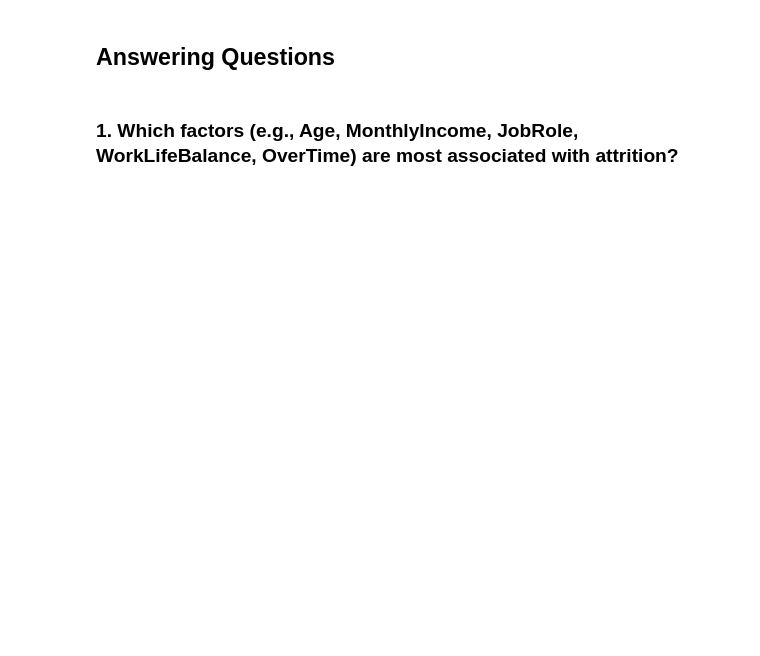
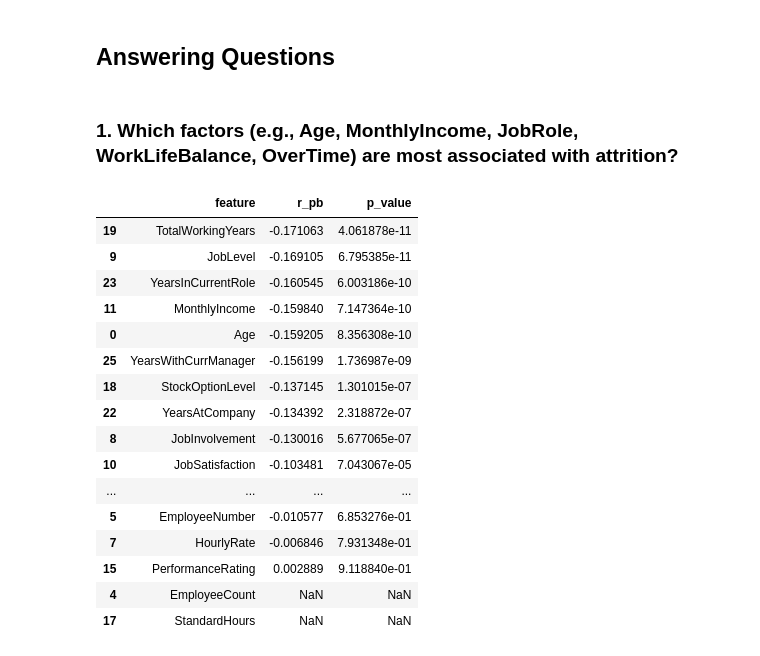
Before and after one commit to HiIamInfi/ibm-hr-data-challenge, a Jupyter notebook: src/ibm_hr_analysis.ipynb, the cells around one changed output. Cells and saved outputs as stored; diff of their text form; code cells hidden in the pictures; blank space fills up the shorter version.

```diff
--- a/src/ibm_hr_analysis.ipynb
+++ b/src/ibm_hr_analysis.ipynb
@@ -64,0 +142,5 @@ profile.to_file("reports/hr_attrition.html", silent=False)
+# %%
+cat_cols = ibm_df.select_dtypes(include=["object", "category"]).columns
+for c in cat_cols:
+    print("\n", c)
+    print(ibm_df[c].value_counts(dropna=False))
@@ -68,3 +168,35 @@ profile.to_file("reports/hr_attrition.html", silent=False)
 # %% [markdown]
 
 ### 1. Which factors (e.g., Age, MonthlyIncome, JobRole, WorkLifeBalance, OverTime) are most associated with attrition?
+# %%
+
+
+# ensure Attrition binary for numeric tests
+ibm_df["Attrition_bin"] = ibm_df["Attrition"].map({"Yes": 1, "No": 0})
+
+numeric_cols = ibm_df.select_dtypes(include=["number"]).columns.drop("Attrition_bin")
+rows = []
+for c in numeric_cols:
+    r, p = ss.pointbiserialr(ibm_df["Attrition_bin"], ibm_df[c])
+    rows.append((c, r, p))
+pd.DataFrame(rows, columns=["feature", "r_pb", "p_value"]).sort_values(
+    "r_pb", key=lambda s: s.abs(), ascending=False
+)
+# %% [output]
+|  | feature | r_pb | p_value |
+| 19 | TotalWorkingYears | -0.171063 | 4.061878e-11 |
+| 9 | JobLevel | -0.169105 | 6.795385e-11 |
+| 23 | YearsInCurrentRole | -0.160545 | 6.003186e-10 |
+| 11 | MonthlyIncome | -0.159840 | 7.147364e-10 |
+| 0 | Age | -0.159205 | 8.356308e-10 |
+| 25 | YearsWithCurrManager | -0.156199 | 1.736987e-09 |
+| 18 | StockOptionLevel | -0.137145 | 1.301015e-07 |
+| 22 | YearsAtCompany | -0.134392 | 2.318872e-07 |
+| 8 | JobInvolvement | -0.130016 | 5.677065e-07 |
+| 10 | JobSatisfaction | -0.103481 | 7.043067e-05 |
+| ... | ... | ... | ... |
+| 5 | EmployeeNumber | -0.010577 | 6.853276e-01 |
+| 7 | HourlyRate | -0.006846 | 7.931348e-01 |
+| 15 | PerformanceRating | 0.002889 | 9.118840e-01 |
+| 4 | EmployeeCount | NaN | NaN |
+| 17 | StandardHours | NaN | NaN |
```
Also changed, not shown: parts of 12 cells of this notebook.
